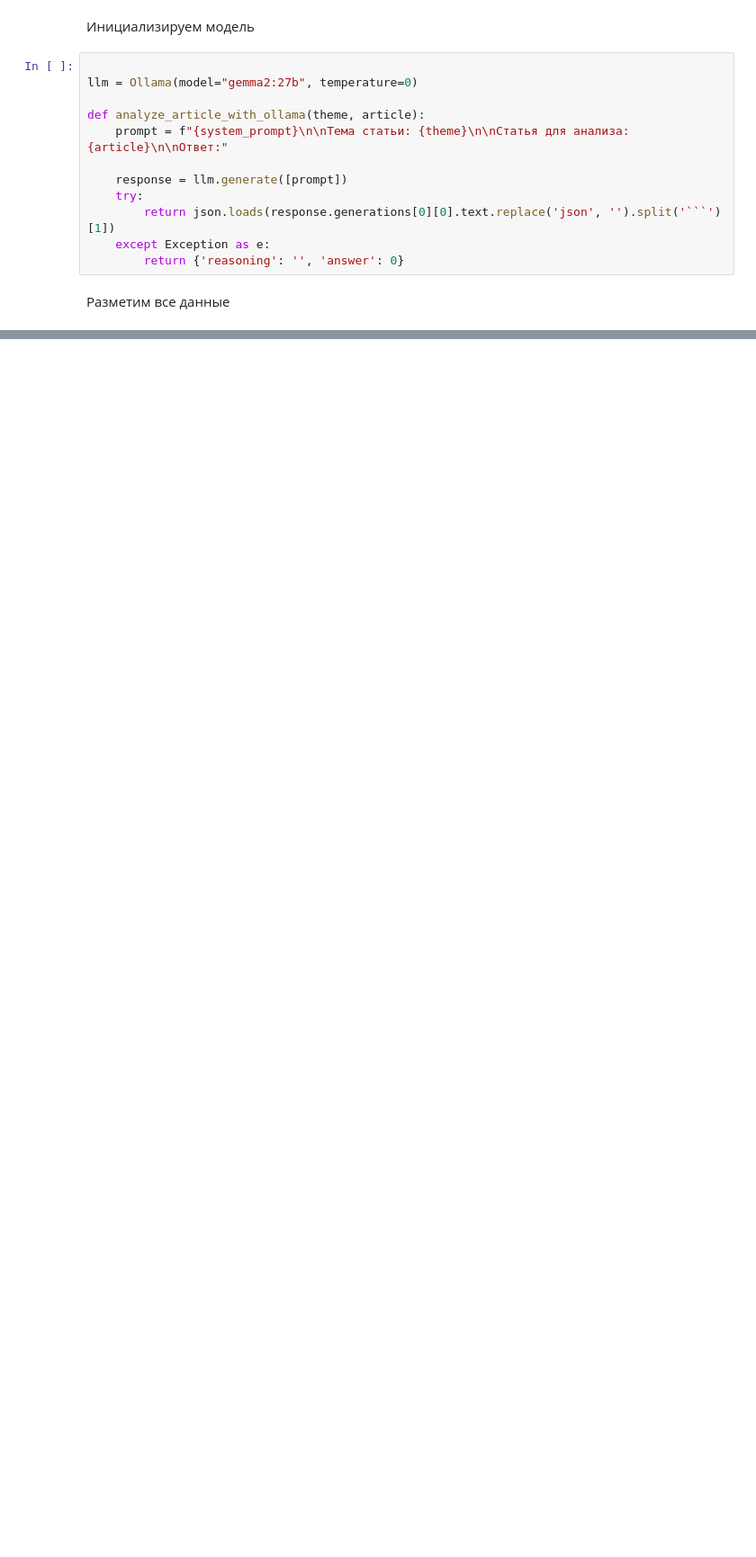
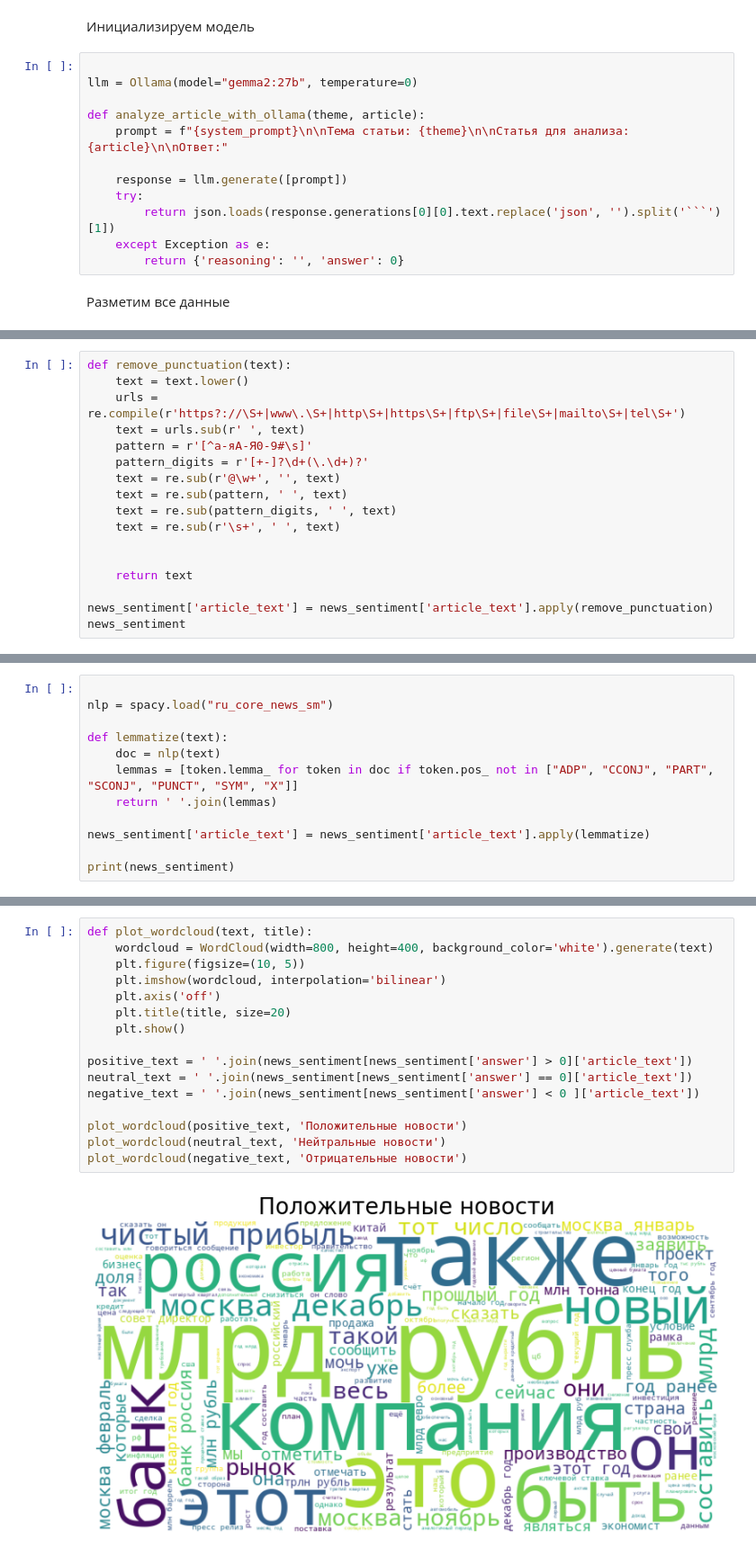
Before and after one commit to Rissochek/CodeCats, a Jupyter notebook: research/research_sentiment.ipynb, the cells around one changed output, grey strips where cells are left out. Shown at 90% size. Cells and saved outputs as stored; diff of their text form; blank space fills up the shorter version.

```diff
--- a/research/research_sentiment.ipynb
+++ b/research/research_sentiment.ipynb
@@ -585,0 +738,17 @@ m
+# %%
+def remove_punctuation(text):
+    text = text.lower()
+    urls = re.compile(r'https?://\S+|www\.\S+|http\S+|https\S+|ftp\S+|file\S+|mailto\S+|tel\S+')
+    text = urls.sub(r' ', text)
+    pattern = r'[^а-яА-Я0-9#\s]'
+    pattern_digits = r'[+-]?\d+(\.\d+)?'
+    text = re.sub(r'@\w+', '', text)
+    text = re.sub(pattern, ' ', text)
+    text = re.sub(pattern_digits, ' ', text)
+    text = re.sub(r'\s+', ' ', text)
+
+
+    return text
+
+news_sentiment['article_text'] = news_sentiment['article_text'].apply(remove_punctuation)
+news_sentiment
@@ -585,0 +771,12 @@ m
+# %%
+
+nlp = spacy.load("ru_core_news_sm")
+
+def lemmatize(text):
+    doc = nlp(text)
+    lemmas = [token.lemma_ for token in doc if token.pos_ not in ["ADP", "CCONJ", "PART", "SCONJ", "PUNCT", "SYM", "X"]]
+    return ' '.join(lemmas)
+
+news_sentiment['article_text'] = news_sentiment['article_text'].apply(lemmatize)
+
+print(news_sentiment)
@@ -585,0 +803,18 @@ m
+# %%
+def plot_wordcloud(text, title):
+    wordcloud = WordCloud(width=800, height=400, background_color='white').generate(text)
+    plt.figure(figsize=(10, 5))
+    plt.imshow(wordcloud, interpolation='bilinear')
+    plt.axis('off')
+    plt.title(title, size=20)
+    plt.show()
+
+positive_text = ' '.join(news_sentiment[news_sentiment['answer'] > 0]['article_text'])
+neutral_text = ' '.join(news_sentiment[news_sentiment['answer'] == 0]['article_text'])
+negative_text = ' '.join(news_sentiment[news_sentiment['answer'] < 0 ]['article_text'])
+
+plot_wordcloud(positive_text, 'Положительные новости')
+plot_wordcloud(neutral_text, 'Нейтральные новости')
+plot_wordcloud(negative_text, 'Отрицательные новости')
+# %% [output]
+[figure, added]
```
Also changed, not shown: parts of 38 cells of this notebook, 9 other files.
